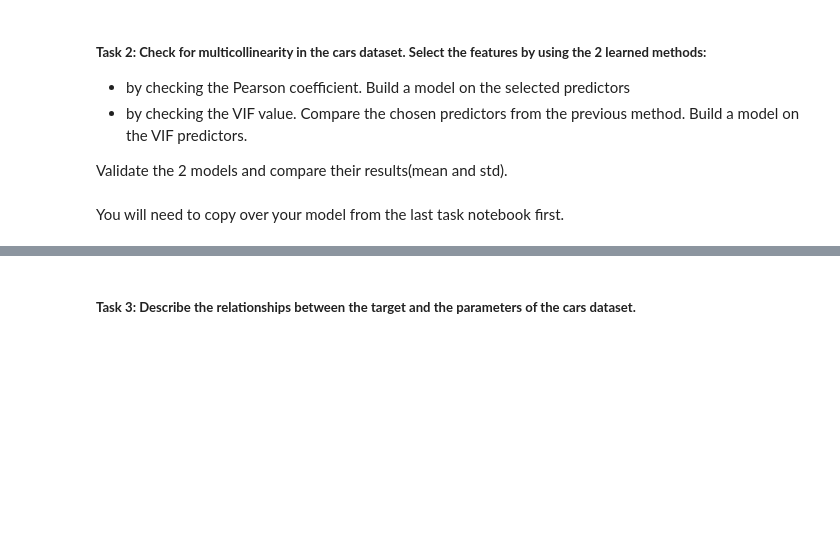
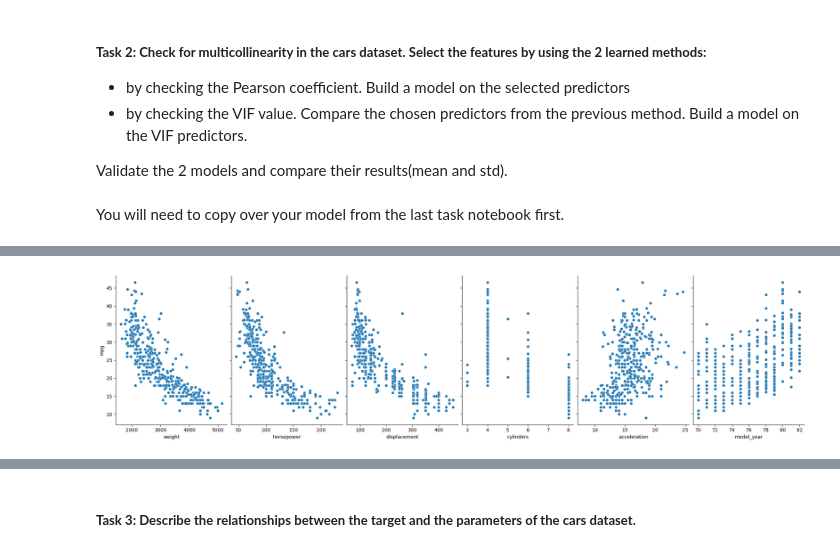
Before and after one commit to KeironTJ/Apprenticeship, a Jupyter notebook: Notebooks/Module 3.2/3.02 - Tasks.ipynb, the cells around one changed output, grey strips where cells are left out. Drawn from its saved outputs; the diff is of its cells as text; code cells hidden in the pictures; blank space fills up the shorter version.

```diff
--- a/Notebooks/Module 3.2/3.02 - Tasks.ipynb
+++ b/Notebooks/Module 3.2/3.02 - Tasks.ipynb
@@ -54,3 +54,6 @@ sns.heatmap(diamonds_numerical.corr(),
 Validate the 2 models and compare their results(mean and std).
 # %% [markdown]
 You will need to copy over your model from the last task notebook first.
+# %%
+cars = sns.load_dataset('mpg')
+cars.head()
@@ -56,0 +98,4 @@ You will need to copy over your model from the last task notebook first.
+# %%
+# drop rows with missing values
+cars = cars.dropna()
+cars.info()
@@ -56,0 +119,13 @@ You will need to copy over your model from the last task notebook first.
+# %%
+# Define the Target and Feature variables to predict mpg
+#Target variable
+y = cars['mpg']
+
+#Feature variable
+X = cars[['weight', 'horsepower', 'displacement', 'cylinders', 'acceleration', 'model_year']]
+# %%
+# Scatter each feature against the target variable
+sns.pairplot(cars, x_vars=X, y_vars='mpg', height=5, aspect=0.7)
+plt.show()
+# %% [output]
+[figure, added]
```
Also changed, not shown: parts of 53 cells of this notebook, 6 other files.
